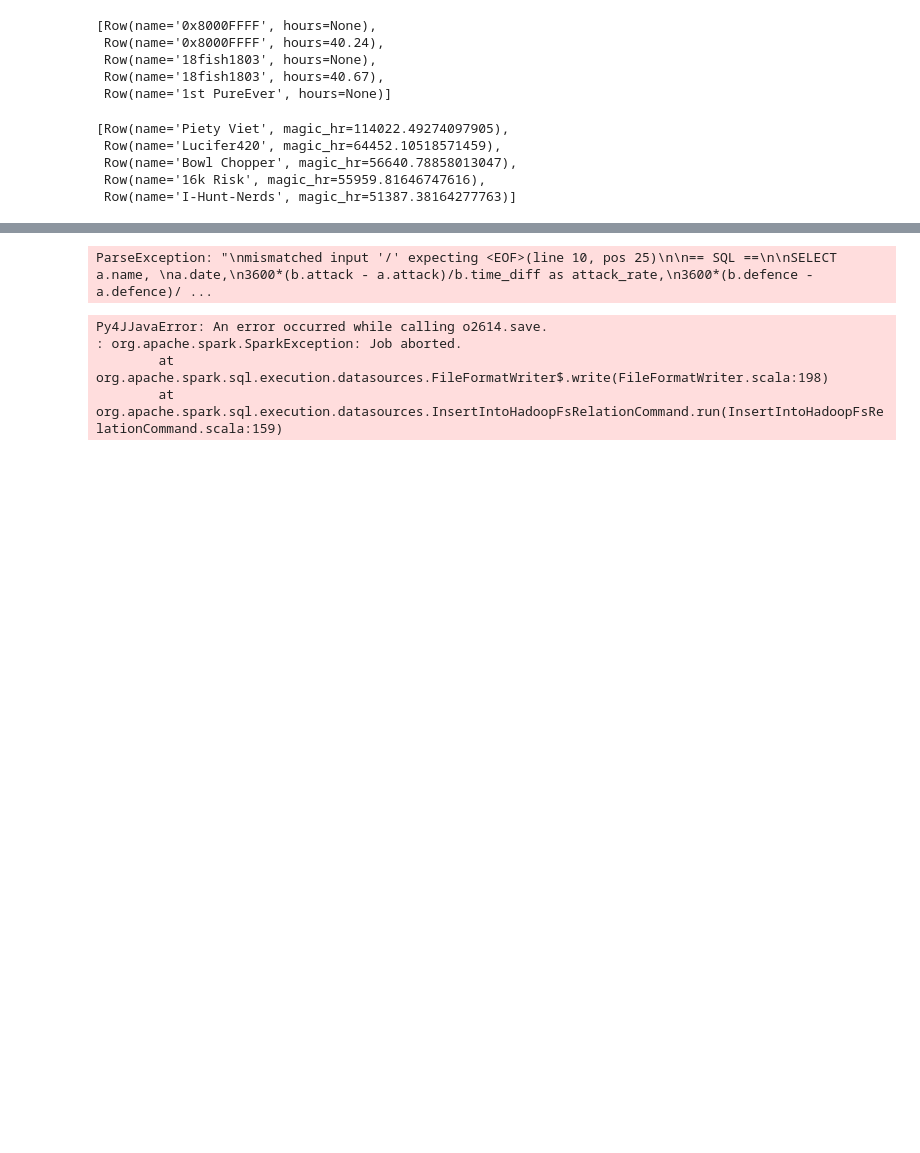
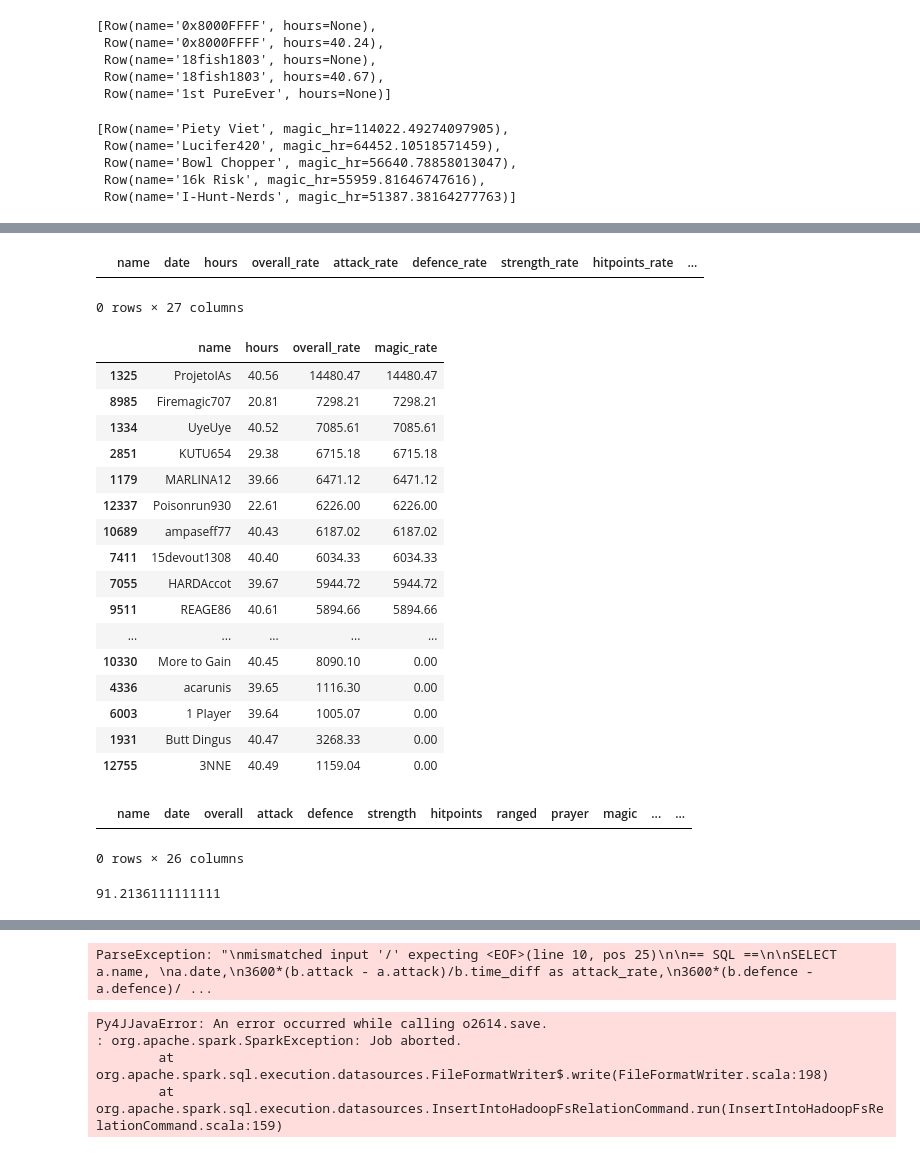
Before and after one commit to tblair7/bot_detection, a Jupyter notebook: calculate_rates.ipynb, the cells around one changed output, grey strips where cells are left out. Cells and saved outputs as stored; diff of their text form; code cells hidden in the pictures; blank space fills up the shorter version.

```diff
--- a/calculate_rates.ipynb
+++ b/calculate_rates.ipynb
@@ -189,0 +685,9 @@ len(rates_df)
+# %%
+con_bots = 'Porszivo, 11 Chaos 19, Pritt Glue L, AWildGirlToo, Chuck Norse, KUTU654, Leszivo, Bart, ProjetoIAs, 33 Pown 1080, Batin, Pavla, \
+85undead2443, person7777, ampaseff77, Bought Gear, Darkroc1792, Firemagic707, HA44DUH, 3NNE, Pk God 37, dief6555, acarunis,\
+cfuiza12, blastmar804, JumluAkut, Poisonrun930, 99angelic891, Silverlum5, Petobismol, bo0lang, Butt Dingus, DirtCheese, planks llc, More to Gain, NotKurokaeru,\
+Earthwalk520, lordwe3333, UCLA Dorms, elgatu, Breaklion877, 1 PIayer, slayerxp, MARLINA12, REYMASTERRIO, REAGE86, DIG6LANG, dseklbkspp3, HARDAccot, UyeUye,\
+Blastmars804, ZomFCKBEE, 15devout1308, Firemagic707, HCByTheWay'.split(',')
+
+con_bots = [x.strip() for x in con_bots]
+con_bots
@@ -189,0 +712,35 @@ len(rates_df)
+# %%
+rates_df[rates_df['name'] == 'Bows B4 Hos']
+# %% [output]
+|  | name | date | hours | overall_rate | attack_rate | defence_rate | strength_rate | hitpoints_rate | ... |
+0 rows × 27 columns
+# %%
+rates_df[['name', 'hours', 'overall_rate', 'magic_rate']][(rates_df['name'].isin(
+    con_bots)) & (rates_df['hours'] > 20)].sort_values(by = ['magic_rate'], ascending = False)
+# %% [output]
+|  | name | hours | overall_rate | magic_rate |
+| 1325 | ProjetoIAs | 40.56 | 14480.47 | 14480.47 |
+| 8985 | Firemagic707 | 20.81 | 7298.21 | 7298.21 |
+| 1334 | UyeUye | 40.52 | 7085.61 | 7085.61 |
+| 2851 | KUTU654 | 29.38 | 6715.18 | 6715.18 |
+| 1179 | MARLINA12 | 39.66 | 6471.12 | 6471.12 |
+| 12337 | Poisonrun930 | 22.61 | 6226.00 | 6226.00 |
+| 10689 | ampaseff77 | 40.43 | 6187.02 | 6187.02 |
+| 7411 | 15devout1308 | 40.40 | 6034.33 | 6034.33 |
+| 7055 | HARDAccot | 39.67 | 5944.72 | 5944.72 |
+| 9511 | REAGE86 | 40.61 | 5894.66 | 5894.66 |
+| ... | ... | ... | ... | ... |
+| 10330 | More to Gain | 40.45 | 8090.10 | 0.00 |
+| 4336 | acarunis | 39.65 | 1116.30 | 0.00 |
+| 6003 | 1 PIayer | 39.64 | 1005.07 | 0.00 |
+| 1931 | Butt Dingus | 40.47 | 3268.33 | 0.00 |
+| 12755 | 3NNE | 40.49 | 1159.04 | 0.00 |
+# %%
+players_xp[players_xp['name'] == 'Bows B4 Hos']
+# %% [output]
+|  | name | date | overall | attack | defence | strength | hitpoints | ranged | prayer | magic | ... | ... |
+0 rows × 26 columns
+# %%
+(1559005052 - 1558676683)/86400*24
+# %% [output]
+91.2136111111111
```
Also changed, not shown: parts of 55 cells of this notebook.
